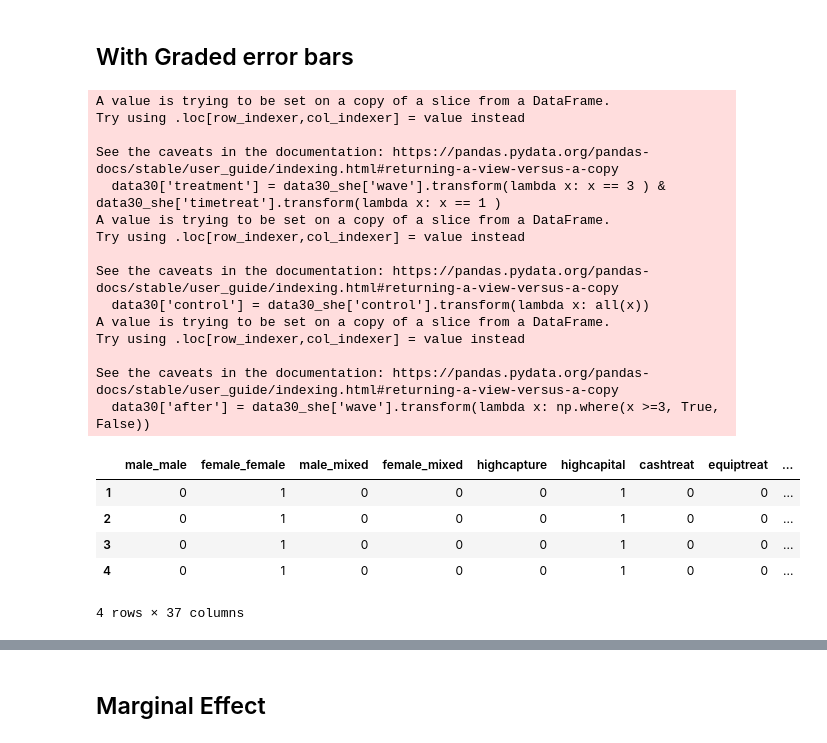
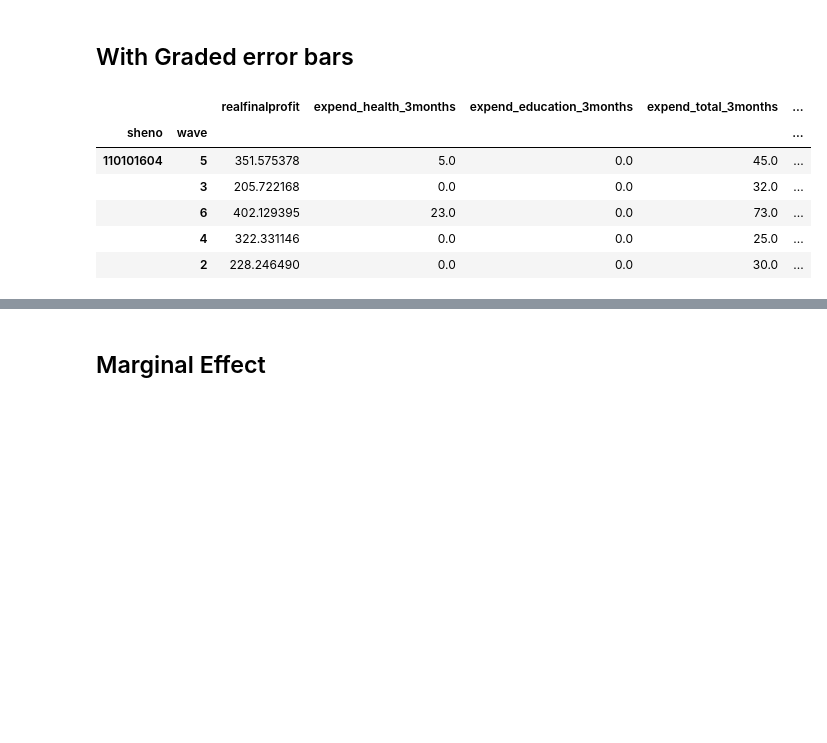
Before and after one commit to d2cml-ai/python_visual_library, a Jupyter notebook: python_notebooks/04_reg_coef.ipynb, the cells around one changed output, grey strips where cells are left out. Cells and saved outputs as stored; diff of their text form; code cells hidden in the pictures; blank space fills up the shorter version.

```diff
--- a/python_notebooks/04_reg_coef.ipynb
+++ b/python_notebooks/04_reg_coef.ipynb
@@ -312,43 +161,42 @@ ax2.axvline(0, linestyle = "-.", lw = .5, color = "black")
 # %% [markdown]
 ## With Graded error bars
 # %%
+from linearmodels.panel import PanelOLS as fe
+
 data3 = pd.read_stata("https://github.com/worldbank/r-econ-visual-library/raw/master/Library/Data/ReplicationDataGhanaJDE_short.dta")
 data3.head(3)
 
 data30 = data3[(data3.wave >= 2) & (data3.cashtreat != 1)]
 
 def f1(df, a, b):
     cond = (df.a == 3) & (df.b == 1)
     return cond
 
 
 data30_she = data30.groupby('sheno')
 data30['treatment'] = data30_she['wave'].transform(lambda x: x == 3 ) & data30_she['timetreat'].transform(lambda x: x == 1 )
 data30['control'] = data30_she['control'].transform(lambda x: all(x))
 data30['after'] = data30_she['wave'].transform(lambda x: np.where(x >=3, True, False))
 
 
-data31 = data30[(data30['treatment'] == True) | (data30.control == True)]
-data31.head(4)
+features = [
+    "realfinalprofit",
+    "expend_health_3months",
+    "expend_education_3months",
+    "expend_total_3months",
+    "wave",
+    "equiptreat",
+    "after",
+    "sheno"
+]
+data31 = data30[(data30['treatment'] == True) | (data30.control == True)][features]
+data31 = data31.set_index(['sheno', 'wave'])
+data31.head()
 # %% [output]
-A value is trying to be set on a copy of a slice from a DataFrame.
-Try using .loc[row_indexer,col_indexer] = value instead
-
-See the caveats in the documentation: https://pandas.pydata.org/pandas-docs/stable/user_guide/indexing.html#returning-a-view-versus-a-copy
-  data30['treatment'] = data30_she['wave'].transform(lambda x: x == 3 ) & data30_she['timetreat'].transform(lambda x: x == 1 )
-A value is trying to be set on a copy of a slice from a DataFrame.
-Try using .loc[row_indexer,col_indexer] = value instead
-
-See the caveats in the documentation: https://pandas.pydata.org/pandas-docs/stable/user_guide/indexing.html#returning-a-view-versus-a-copy
-  data30['control'] = data30_she['control'].transform(lambda x: all(x))
-A value is trying to be set on a copy of a slice from a DataFrame.
-Try using .loc[row_indexer,col_indexer] = value instead
-
-See the caveats in the documentation: https://pandas.pydata.org/pandas-docs/stable/user_guide/indexing.html#returning-a-view-versus-a-copy
-  data30['after'] = data30_she['wave'].transform(lambda x: np.where(x >=3, True, False))
-|  | male_male | female_female | male_mixed | female_mixed | highcapture | highcapital | cashtreat | equiptreat | ... |
-| 1 | 0 | 1 | 0 | 0 | 0 | 1 | 0 | 0 | ... |
-| 2 | 0 | 1 | 0 | 0 | 0 | 1 | 0 | 0 | ... |
-| 3 | 0 | 1 | 0 | 0 | 0 | 1 | 0 | 0 | ... |
-| 4 | 0 | 1 | 0 | 0 | 0 | 1 | 0 | 0 | ... |
+|  |  | realfinalprofit | expend_health_3months | expend_education_3months | expend_total_3months | ... |
+| sheno | wave |  |  |  |  | ... |
+| 110101604 | 5 | 351.575378 | 5.0 | 0.0 | 45.0 | ... |
+|  | 3 | 205.722168 | 0.0 | 0.0 | 32.0 | ... |
+|  | 6 | 402.129395 | 23.0 | 0.0 | 73.0 | ... |
+|  | 4 | 322.331146 | 0.0 | 0.0 | 25.0 | ... |
+|  | 2 | 228.246490 | 0.0 | 0.0 | 30.0 | ... |
-4 rows × 37 columns
```
Also changed, not shown: parts of 25 cells of this notebook, 1 other file.
